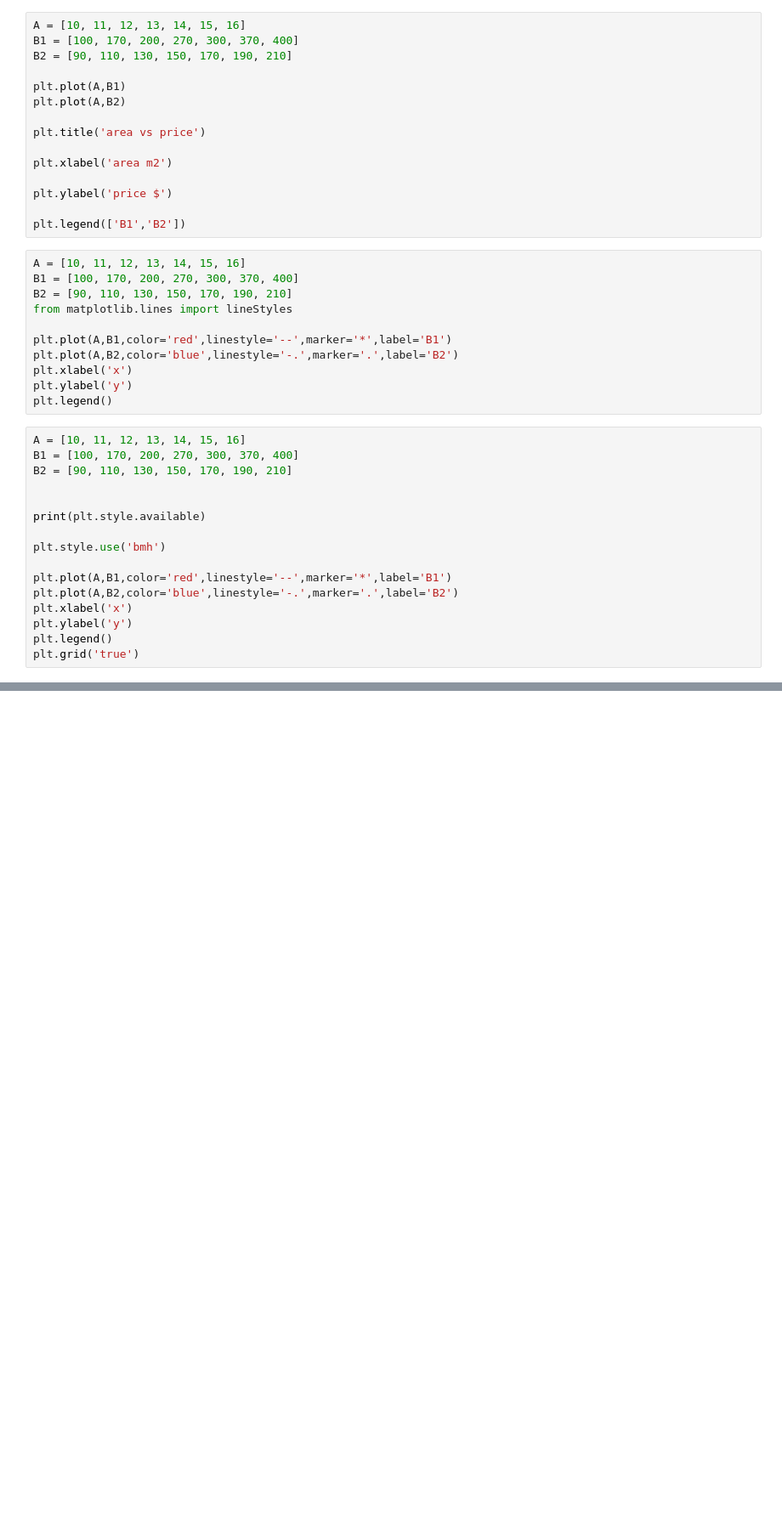
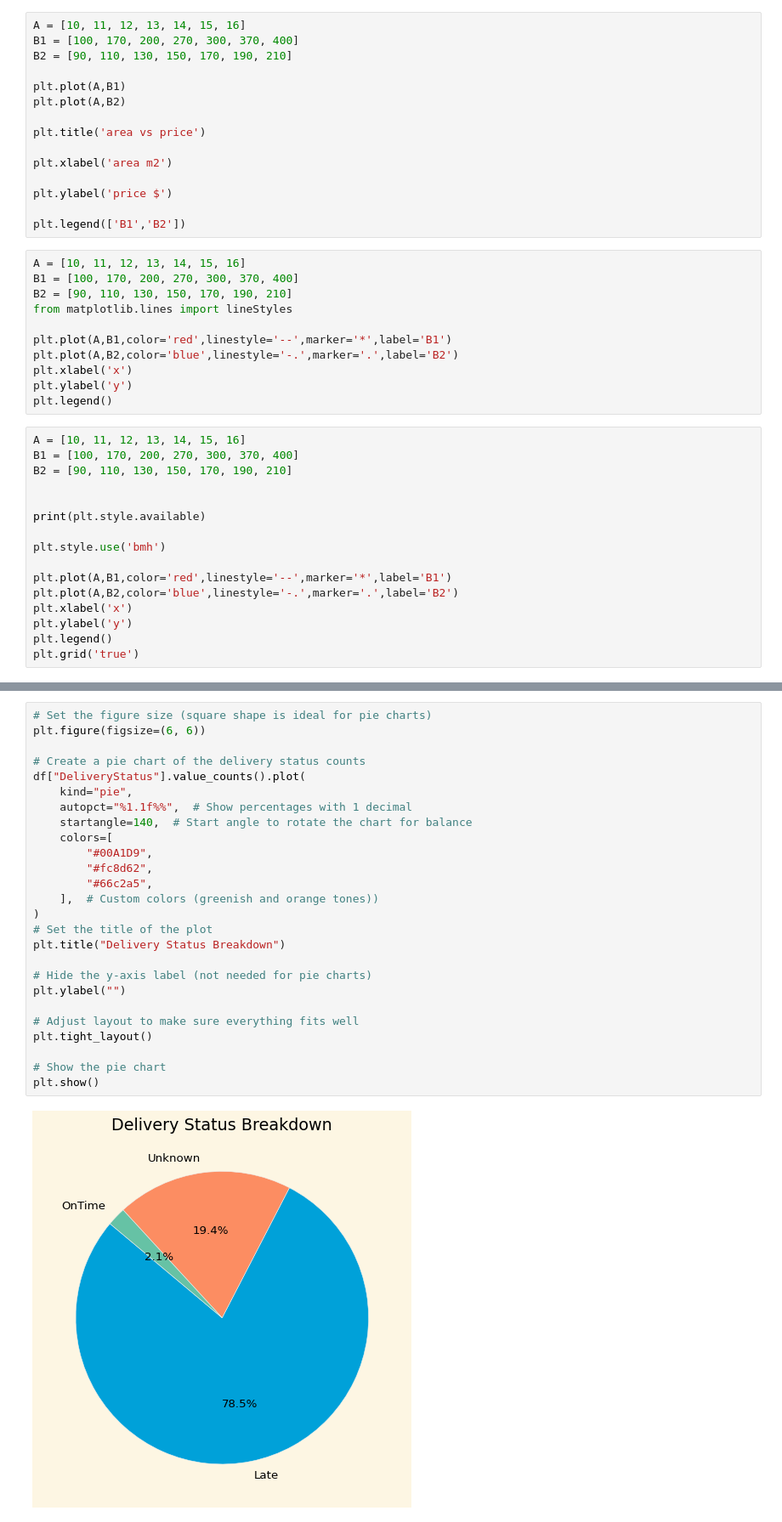
Before and after one commit to IbrahimFakhry93/Data-Engineering-for-Beginners-Amr-Saleh, a Jupyter notebook: 07 Matplotlib/test.ipynb, the cells around one changed output, grey strips where cells are left out. Shown at 85% size. Drawn from its saved outputs; the diff is of its cells as text; blank space fills up the shorter version.

```diff
--- a/07 Matplotlib/test.ipynb
+++ b/07 Matplotlib/test.ipynb
@@ -80,0 +181,28 @@ datetime64[ns]
+# %%
+# Set the figure size (square shape is ideal for pie charts)
+plt.figure(figsize=(6, 6))
+
+# Create a pie chart of the delivery status counts
+df["DeliveryStatus"].value_counts().plot(
+    kind="pie",
+    autopct="%1.1f%%",  # Show percentages with 1 decimal
+    startangle=140,  # Start angle to rotate the chart for balance
+    colors=[
+        "#00A1D9",
+        "#fc8d62",
+        "#66c2a5",
+    ],  # Custom colors (greenish and orange tones))
+)
+# Set the title of the plot
+plt.title("Delivery Status Breakdown")
+
+# Hide the y-axis label (not needed for pie charts)
+plt.ylabel("")
+
+# Adjust layout to make sure everything fits well
+plt.tight_layout()
+
+# Show the pie chart
+plt.show()
+# %% [output]
+[figure, added]
```
Also changed, not shown: parts of 7 cells of this notebook, 4 other files.
